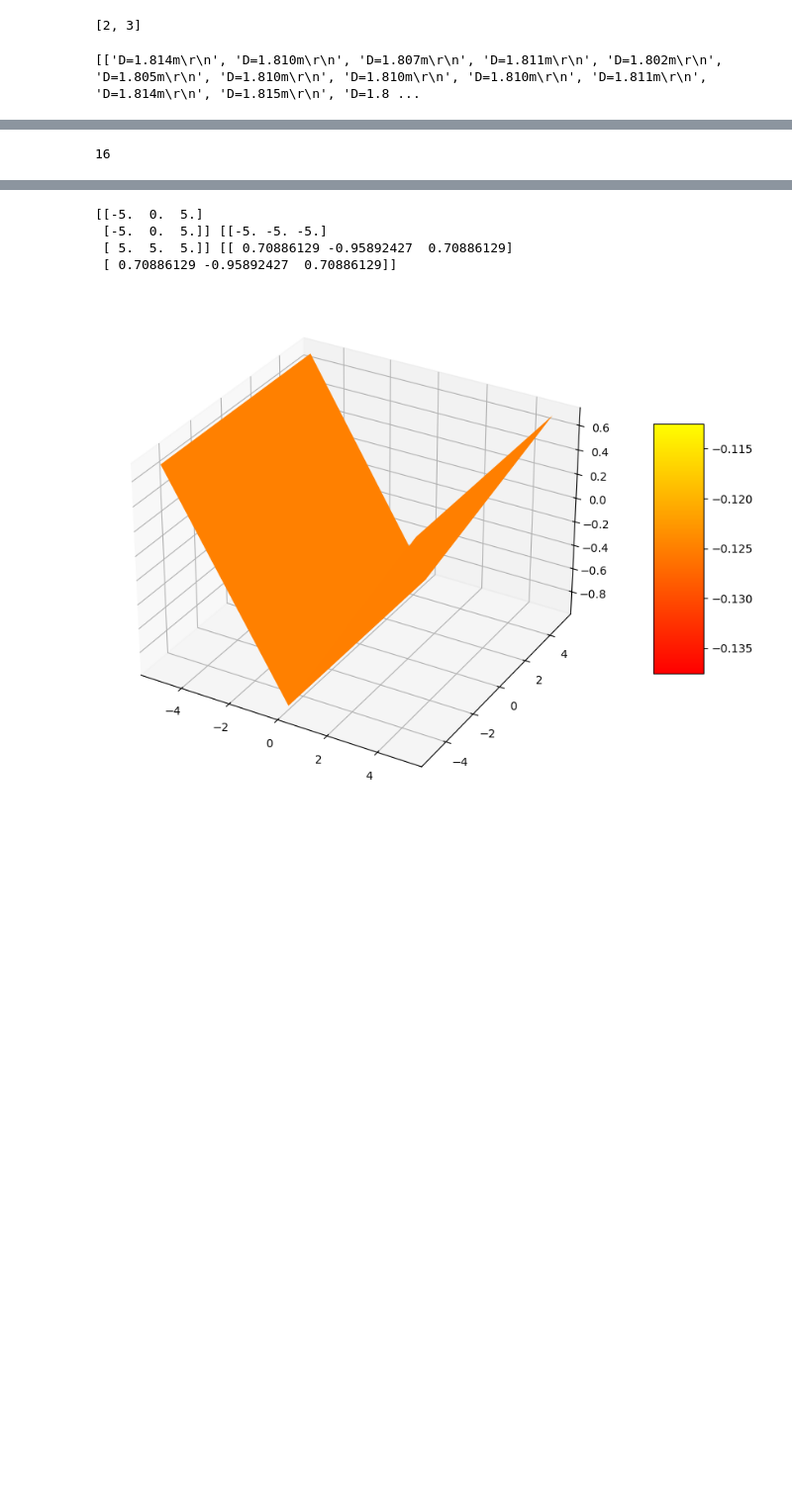
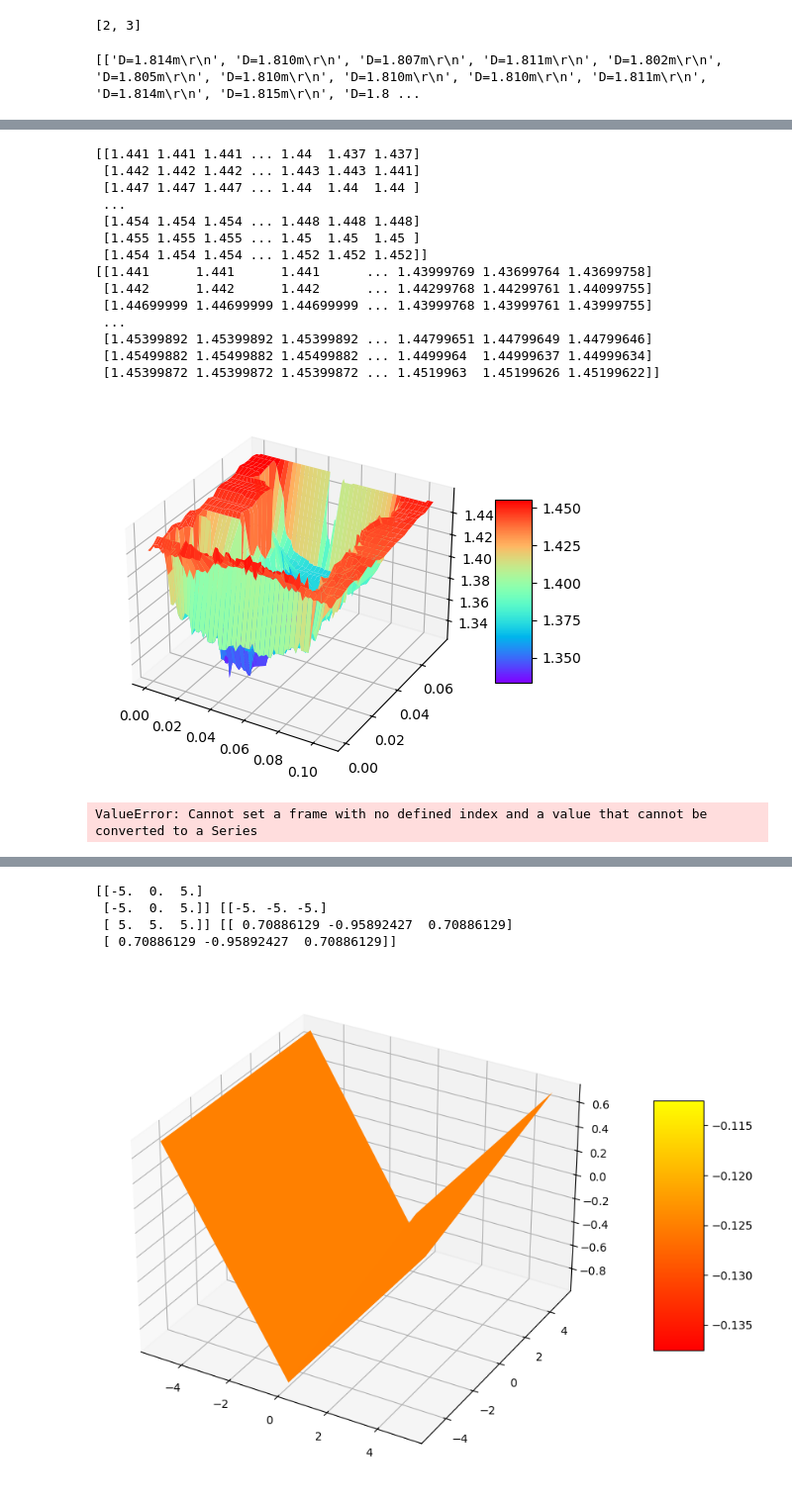
Before and after one commit to SophistGuaPi/laser-radar-project, a Jupyter notebook: test1.ipynb, the cells around one changed output, grey strips where cells are left out. Shown: that part at 99% size. Saved outputs shown, nothing was run; the diff lists cells and outputs as text; code cells hidden in the pictures; blank space fills up the shorter version.

```diff
--- a/test1.ipynb
+++ b/test1.ipynb
@@ -89,8 +117,54 @@ print(len(lst[1][1]))
 # %%
-lst=[[[1.764, 1.766, 1.766, 1.772, 1.774, 1.774, 1.779, 1.774, 1.771, 1.781, 1.778, 1.778, 1.778, 1.781, 1.792, 1.782], [0.0, 0.06666666666666667, 0.13333333333333333, 0.2, 0.26666666666666666, 0.3333333333333333, 0.4, 0.4666666666666667, 0.5333333333333333, 0.6, 0.6666666666666666, 0.7333333333333333, 0.8, 0.8666666666666667, 0.9333333333333333, 1.0]], [[1.774, 1.772, 1.772, 1.772, 1.77, 1.77, 1.773, 1.773, 1.774, 1.778, 1.78, 1.778, 1.78, 1.78, 1.785, 1.785], [0.0, 0.07142857142857142, 0.14285714285714285, 0.21428571428571427, 0.2857142857142857, 0.3571428571428571, 0.42857142857142855, 0.42857142857142855, 0.5, 0.5714285714285714, 0.6428571428571428, 0.7142857142857142, 0.7857142857142857, 0.8571428571428571, 0.9285714285714285, 1.0]], [[1.774, 1.771, 1.77, 1.77, 1.77, 1.768, 1.772, 1.774, 1.774, 1.778, 1.773, 1.779, 1.779, 1.779, 1.783, 1.778], [0.0, 0.07692307692307693, 0.15384615384615385, 0.23076923076923078, 0.23076923076923078, 0.3076923076923077, 0.38461538461538464, 0.46153846153846156, 0.46153846153846156, 0.5384615384615385, 0.6153846153846154, 0.6923076923076923, 0.7692307692307693, 0.8461538461538463, 0.9230769230769231, 1.0]]]
-print(len(lst[2][0]))
+X = np.array([lst[i][1] for i in range(len(lst))])
+y = np.linspace(0, 3, len(lst))
+_, Y = np.meshgrid(X[0], y)
+R = np.array([lst[i][0] for i in range(len(lst))])
+z0=R[0][0]
+print(R)
+
+X = np.array([R[i]*np.sin((X[i]*np.pi)/180) for i in range(len(X))])
+Y = np.array([R[i]*np.sin((Y[i]*np.pi)/180) for i in range(len(Y))])
+Z = np.array([R[i]*np.cos((X[i]*np.pi)/180)*np.cos((Y[i]*np.pi)/180) for i in range(len(R))])
+
+print(Z)
+
+fig = plt.figure()
+ax = fig.add_subplot(1,1,1,projection = "3d")
+# ax.plot_wireframe(X,Y,lst,rcount = 15,ccount = 15)
+surf = ax.plot_surface(X,Y,Z,cmap='rainbow')
+ax.contour(X,Y,Z,offset=-2, cmap = 'rainbow')#绘制等高线
+fig.colorbar(surf, shrink=0.5, aspect=5)
+plt.show()
+
+df = pd.DataFrame()
+df["angel X"] = X
+df["angel Y"] = Y
+df["distance"] = Z
+print(df)
+df.to_excel("./data/data0.xlsx")
+
+# print(Y)
+# max([lst[i][0][j] for i in range(len(lst)) for j in range(len(lst[i][0]))])
+
+# for i in range(len(lst)):
+#     print(len(lst[i][0]),len(lst[i][1]))
 # %% [output]
-16
+[[1.441 1.441 1.441 ... 1.44  1.437 1.437]
+ [1.442 1.442 1.442 ... 1.443 1.443 1.441]
+ [1.447 1.447 1.447 ... 1.44  1.44  1.44 ]
+ ...
+ [1.454 1.454 1.454 ... 1.448 1.448 1.448]
+ [1.455 1.455 1.455 ... 1.45  1.45  1.45 ]
+ [1.454 1.454 1.454 ... 1.452 1.452 1.452]]
+[[1.441      1.441      1.441      ... 1.43999769 1.43699764 1.43699758]
+ [1.442      1.442      1.442      ... 1.44299768 1.44299761 1.44099755]
+ [1.44699999 1.44699999 1.44699999 ... 1.43999768 1.43999761 1.43999755]
+ ...
+ [1.45399892 1.45399892 1.45399892 ... 1.44799651 1.44799649 1.44799646]
+ [1.45499882 1.45499882 1.45499882 ... 1.4499964  1.44999637 1.44999634]
+ [1.45399872 1.45399872 1.45399872 ... 1.4519963  1.45199626 1.45199622]]
+[figure, added]
+ValueError: Cannot set a frame with no defined index and a value that cannot be converted to a Series
 # %%
 # data = np.array(lst)
 # # Convert each 2D matrix into a Pandas DataFrame
```
Also changed, not shown: parts of 2 cells of this notebook, 7 other files.
